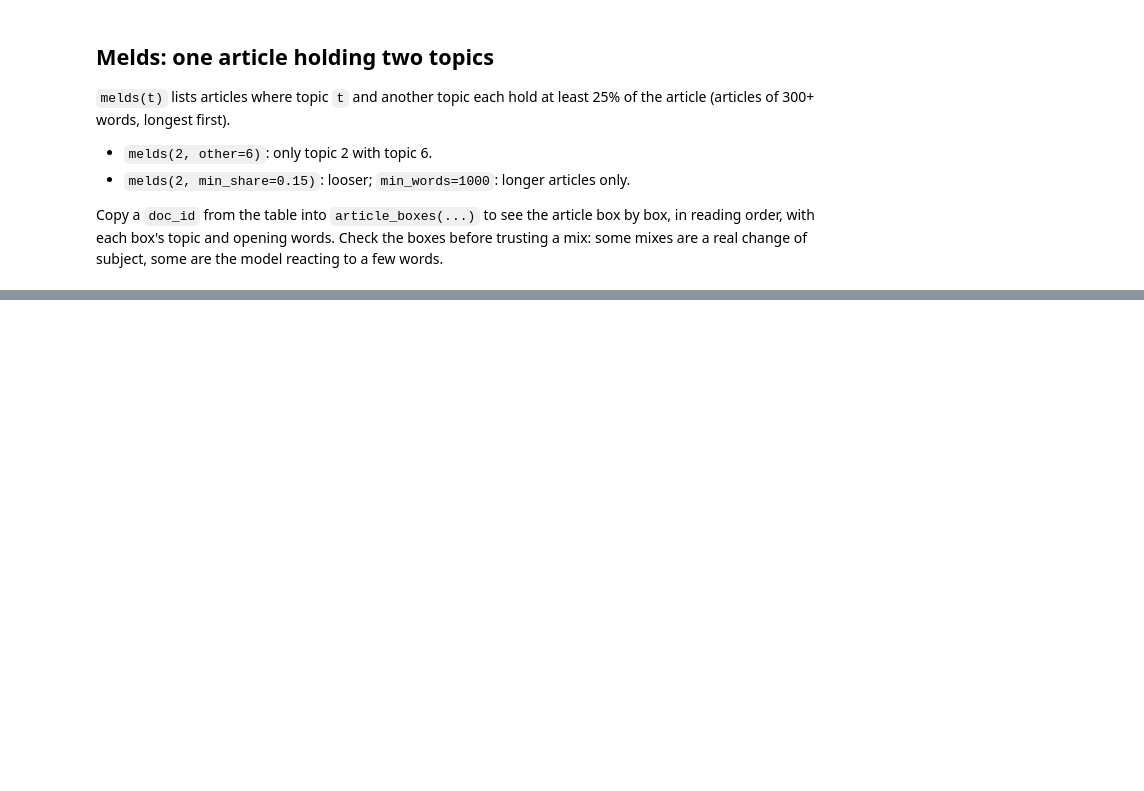
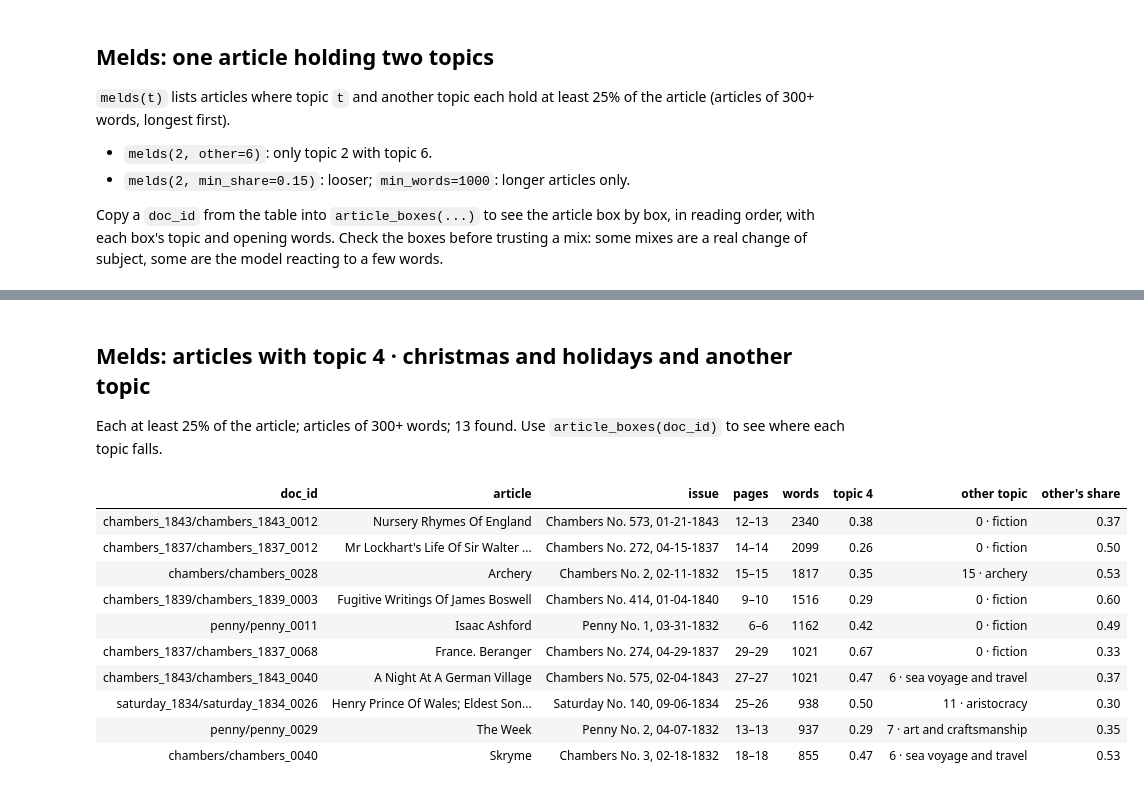
Before and after one commit to owenmonroe/dissertation_layout_pilot, a Jupyter notebook: evaluation/topic_modelling/topic_explorer.ipynb, the cells around one changed output, grey strips where cells are left out. Cells and saved outputs as stored; diff of their text form; code cells hidden in the pictures; blank space fills up the shorter version.

```diff
--- a/evaluation/topic_modelling/topic_explorer.ipynb
+++ b/evaluation/topic_modelling/topic_explorer.ipynb
@@ -294,0 +332,17 @@ Page topics: 2 · knowledge and books 90%; 4 · christmas and holidays 10%
+# %%
+melds(4)
+# %% [output]
+## Melds: articles with topic 4 · christmas and holidays and another topic
+
+Each at least 25% of the article; articles of 300+ words; 13 found. Use `article_boxes(doc_id)` to see where each topic falls.
+| doc_id | article | issue | pages | words | topic 4 | other topic | other's share |
+| chambers_1843/chambers_1843_0012 | Nursery Rhymes Of England | Chambers No. 573, 01-21-1843 | 12–13 | 2340 | 0.38 | 0 · fiction | 0.37 |
+| chambers_1837/chambers_1837_0012 | Mr Lockhart's Life Of Sir Walter ... | Chambers No. 272, 04-15-1837 | 14–14 | 2099 | 0.26 | 0 · fiction | 0.50 |
+| chambers/chambers_0028 | Archery | Chambers No. 2, 02-11-1832 | 15–15 | 1817 | 0.35 | 15 · archery | 0.53 |
+| chambers_1839/chambers_1839_0003 | Fugitive Writings Of James Boswell | Chambers No. 414, 01-04-1840 | 9–10 | 1516 | 0.29 | 0 · fiction | 0.60 |
+| penny/penny_0011 | Isaac Ashford | Penny No. 1, 03-31-1832 | 6–6 | 1162 | 0.42 | 0 · fiction | 0.49 |
+| chambers_1837/chambers_1837_0068 | France. Beranger | Chambers No. 274, 04-29-1837 | 29–29 | 1021 | 0.67 | 0 · fiction | 0.33 |
+| chambers_1843/chambers_1843_0040 | A Night At A German Village | Chambers No. 575, 02-04-1843 | 27–27 | 1021 | 0.47 | 6 · sea voyage and travel | 0.37 |
+| saturday_1834/saturday_1834_0026 | Henry Prince Of Wales; Eldest Son... | Saturday No. 140, 09-06-1834 | 25–26 | 938 | 0.50 | 11 · aristocracy | 0.30 |
+| penny/penny_0029 | The Week | Penny No. 2, 04-07-1832 | 13–13 | 937 | 0.29 | 7 · art and craftsmanship | 0.35 |
+| chambers/chambers_0040 | Skryme | Chambers No. 3, 02-18-1832 | 18–18 | 855 | 0.47 | 6 · sea voyage and travel | 0.53 |
```
Also changed, not shown: parts of 16 cells of this notebook, 2 other files.
